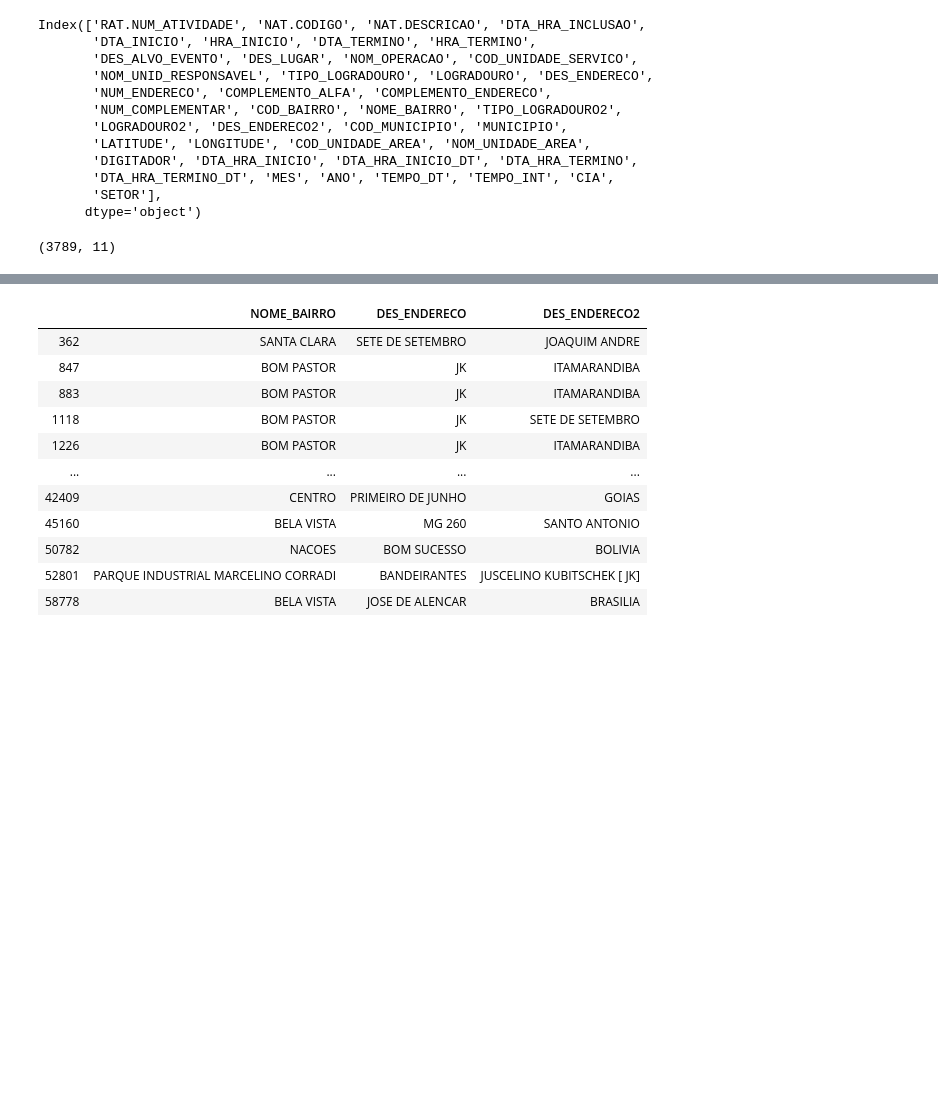
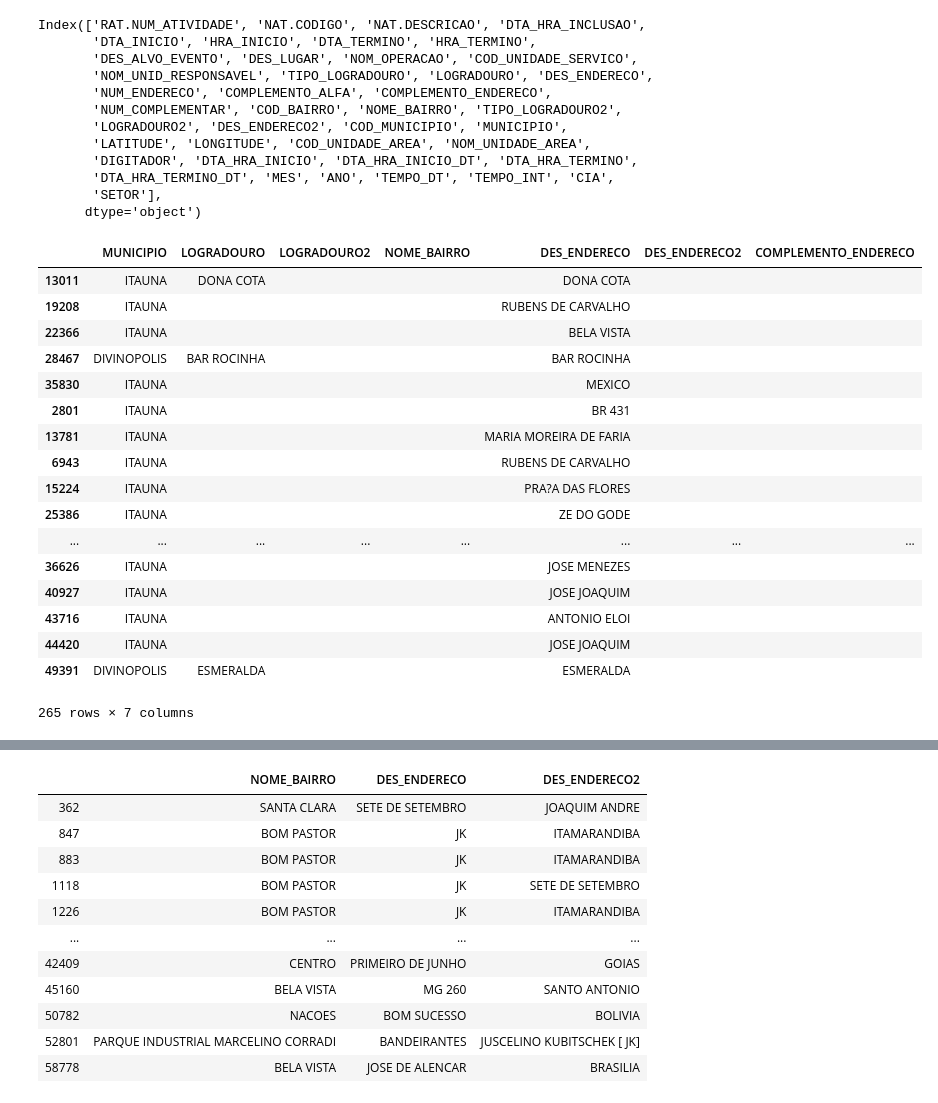
Before and after one commit to WENDEL4891/gdo-pandas, a Jupyter notebook: Vários CSVs para Banco de Dados.ipynb, the cells around one changed output, grey strips where cells are left out. Cells and saved outputs as stored; diff of their text form; code cells hidden in the pictures; blank space fills up the shorter version.

```diff
--- a/Vários CSVs para Banco de Dados.ipynb
+++ b/Vários CSVs para Banco de Dados.ipynb
@@ -240,7 +246,29 @@ Index(['RAT.NUM_ATIVIDADE', 'NAT.CODIGO', 'NAT.DESCRICAO', 'DTA_HRA_INCLUSAO',
        'DTA_HRA_TERMINO_DT', 'MES', 'ANO', 'TEMPO_DT', 'TEMPO_INT', 'CIA',
        'SETOR'],
       dtype='object')
-# %%
-df_classif.shape
-# %% [output]
-(3789, 11)
+# %%
+df_acum[
+    df_acum['SETOR'] == 'other'
+][['MUNICIPIO','LOGRADOURO','LOGRADOURO2','NOME_BAIRRO','DES_ENDERECO','DES_ENDERECO2','COMPLEMENTO_ENDERECO']]
+# df_acum[
+#     df_acum['SETOR'] == 'other'
+# ].groupby(['MUNICIPIO','ANO', 'MES']).count()
+# %% [output]
+|  | MUNICIPIO | LOGRADOURO | LOGRADOURO2 | NOME_BAIRRO | DES_ENDERECO | DES_ENDERECO2 | COMPLEMENTO_ENDERECO |
+| 13011 | ITAUNA | DONA COTA |  |  | DONA COTA |  |  |
+| 19208 | ITAUNA |  |  |  | RUBENS DE CARVALHO |  |  |
+| 22366 | ITAUNA |  |  |  | BELA VISTA |  |  |
+| 28467 | DIVINOPOLIS | BAR ROCINHA |  |  | BAR ROCINHA |  |  |
+| 35830 | ITAUNA |  |  |  | MEXICO |  |  |
+| 2801 | ITAUNA |  |  |  | BR 431 |  |  |
+| 13781 | ITAUNA |  |  |  | MARIA MOREIRA DE FARIA |  |  |
+| 6943 | ITAUNA |  |  |  | RUBENS DE CARVALHO |  |  |
+| 15224 | ITAUNA |  |  |  | PRA?A DAS FLORES |  |  |
+| 25386 | ITAUNA |  |  |  | ZE DO GODE |  |  |
+| ... | ... | ... | ... | ... | ... | ... | ... |
+| 36626 | ITAUNA |  |  |  | JOSE MENEZES |  |  |
+| 40927 | ITAUNA |  |  |  | JOSE JOAQUIM |  |  |
+| 43716 | ITAUNA |  |  |  | ANTONIO ELOI |  |  |
+| 44420 | ITAUNA |  |  |  | JOSE JOAQUIM |  |  |
+| 49391 | DIVINOPOLIS | ESMERALDA |  |  | ESMERALDA |  |  |
+265 rows × 7 columns
```
Also changed, not shown: parts of 10 cells of this notebook.
